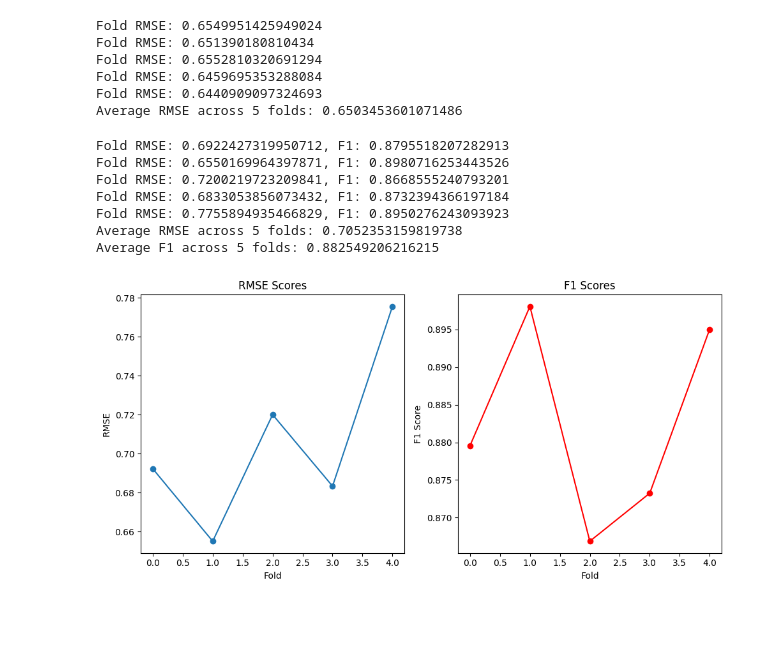
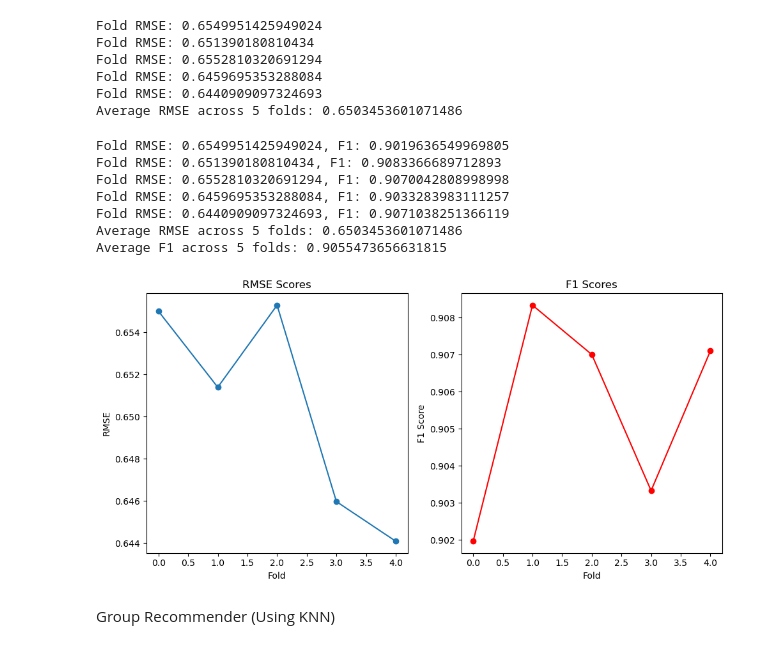
Before and after one commit to PavelDetvan/recommender_group20, a Jupyter notebook: knn.ipynb, the cells around one changed output. Cells and saved outputs as stored; diff of their text form; code cells hidden in the pictures; blank space fills up the shorter version.

Commit message:
group

```diff
--- a/knn.ipynb
+++ b/knn.ipynb
@@ -592,7 +485,7 @@ def predict_test_set_ratings(test_ratings, train_ratings, k=5):
         wine_id = row['WineID']
         true_rating = row['Rating']
 
-        predicted_rating = predict_rating(user_id, wine_id, train_ratings, k)
+        predicted_rating = predict_rating(user_id, wine_id, train_ratings)
 
         # Handle cases where prediction could still be NaN
         if np.isnan(predicted_rating):
@@ -689,7 +582,7 @@ def evaluate_model(test_ratings, train_ratings, k=5):
         wine_id = row['WineID']
         true_rating = row['Rating']
 
-        predicted_rating = predict_rating(user_id, wine_id, train_ratings, k)
+        predicted_rating = predict_rating(user_id, wine_id, train_ratings)
 
         # Handle cases where prediction could still be NaN
         if np.isnan(predicted_rating):
@@ -734,38 +627,40 @@ def cross_validate_with_metrics(ratings, k_folds=5, k=5, threshold=3.5):
         _, _, f1 = calculate_precision_recall_f1(predicted, true, threshold)
 
         rmse_scores.append(rmse)
         f1_scores.append(f1)
 
         print(f"Fold RMSE: {rmse}, F1: {f1}")
 
     print(f"Average RMSE across {k_folds} folds: {np.mean(rmse_scores)}")
     print(f"Average F1 across {k_folds} folds: {np.mean(f1_scores)}")
 
     # Plotting the results
     plt.figure(figsize=(10, 5))
 
     plt.subplot(1, 2, 1)
     plt.plot(rmse_scores, marker='o')
     plt.title('RMSE Scores')
     plt.xlabel('Fold')
     plt.ylabel('RMSE')
 
     plt.subplot(1, 2, 2)
     plt.plot(f1_scores, marker='o', color='red')
     plt.title('F1 Scores')
     plt.xlabel('Fold')
     plt.ylabel('F1 Score')
 
     plt.tight_layout()
     plt.show()
 
 cross_validate_with_metrics(ratings, k_folds=5, k=5, threshold=3.5)
 # %% [output]
-Fold RMSE: 0.6922427319950712, F1: 0.8795518207282913
-Fold RMSE: 0.6550169964397871, F1: 0.8980716253443526
-Fold RMSE: 0.7200219723209841, F1: 0.8668555240793201
-Fold RMSE: 0.6833053856073432, F1: 0.8732394366197184
-Fold RMSE: 0.7755894935466829, F1: 0.8950276243093923
-Average RMSE across 5 folds: 0.7052353159819738
-Average F1 across 5 folds: 0.882549206216215
+Fold RMSE: 0.6549951425949024, F1: 0.9019636549969805
+Fold RMSE: 0.651390180810434, F1: 0.9083366689712893
+Fold RMSE: 0.6552810320691294, F1: 0.9070042808998998
+Fold RMSE: 0.6459695353288084, F1: 0.9033283983111257
+Fold RMSE: 0.6440909097324693, F1: 0.9071038251366119
+Average RMSE across 5 folds: 0.6503453601071486
+Average F1 across 5 folds: 0.9055473656631815
-[figure, old version]
+[figure, new version]
+# %% [markdown]
+Group Recommender (Using KNN)
```
Also changed, not shown: parts of 25 cells of this notebook, 1 other file.
